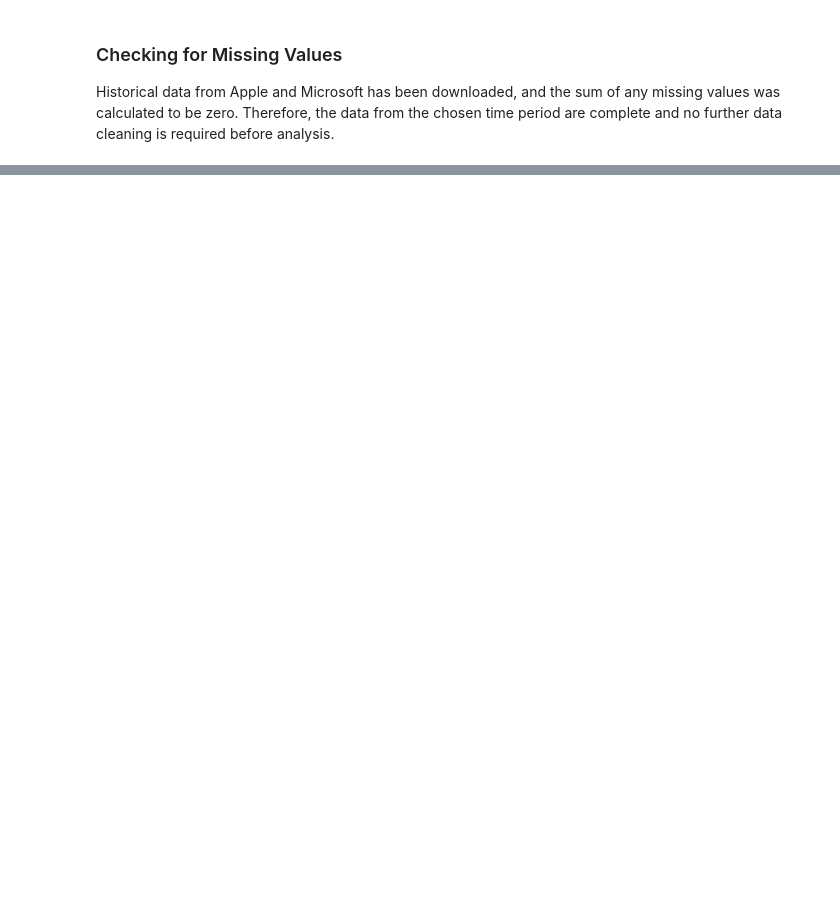
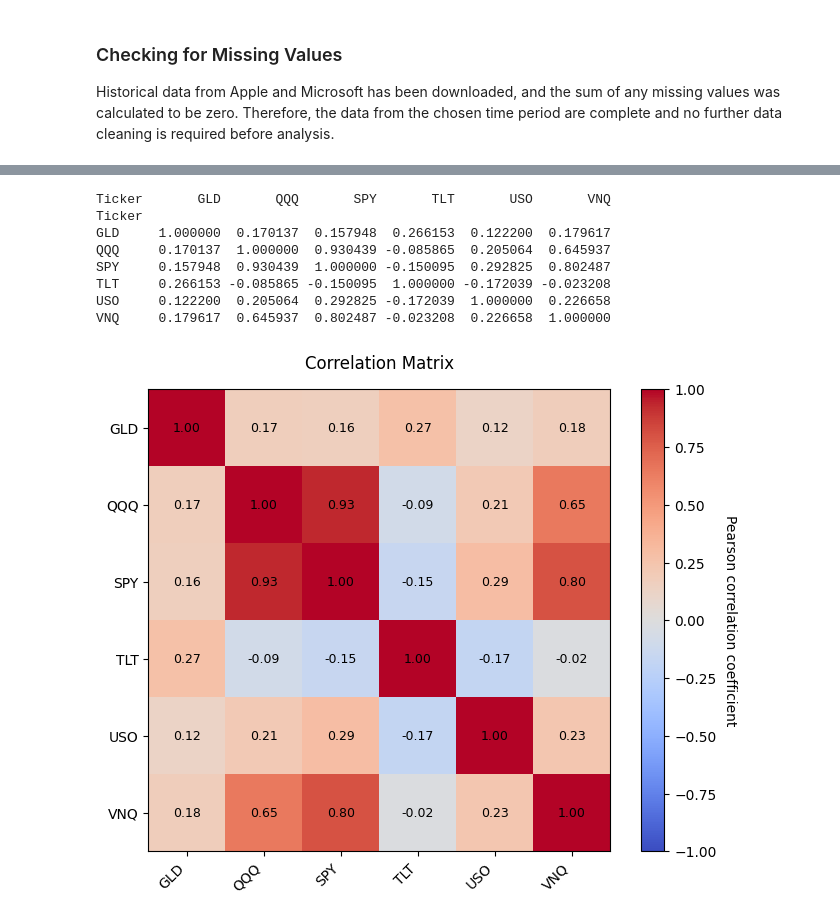
Before and after one commit to saskiahill64/Portfolio-Risk-Analysis, a Jupyter notebook: notebooks/01_data_exploration.ipynb, the cells around one changed output, grey strips where cells are left out. Cells and saved outputs as stored; diff of their text form; code cells hidden in the pictures; blank space fills up the shorter version.

```diff
--- a/notebooks/01_data_exploration.ipynb
+++ b/notebooks/01_data_exploration.ipynb
@@ -223 +251,55 @@ MSFT    1.921144
 dtype: float64
+# %%
+#-----------------------------------------------
+# Correlation Matrix
+#------------------------------------------------
+
+correlation = daily_returns.corr()
+print(correlation)
+
+corr_matrix = daily_returns.corr(method="pearson")
+
+fig, ax = plt.subplots(figsize=(8, 6))
+
+cax = ax.imshow(
+    corr_matrix,
+    cmap="coolwarm",
+    vmin=-1,
+    vmax=1
+    )
+
+cbar = fig.colorbar(cax, ax=ax)
+cbar.set_label("Pearson correlation coefficient", rotation=270, labelpad=15)
+
+labels = corr_matrix.columns
+
+ax.set_xticks(np.arange(len(labels)))
+ax.set_yticks(np.arange(len(labels)))
+
+ax.set_xticklabels(labels, rotation=45, ha="right")
+ax.set_yticklabels(labels)
+
+for i in range(len(labels)):
+    for j in range(len(labels)):
+        ax.text(
+        j, i,
+        f"{corr_matrix.iloc[i, j]:.2f}",
+        ha="center",
+        va="center",
+        fontsize=9,
+        color="black"
+    )
+ax.set_title("Correlation Matrix", pad=15)
+ax.grid(False)
+
+plt.show()
+# %% [output]
+Ticker       GLD       QQQ       SPY       TLT       USO       VNQ
+Ticker
+GLD     1.000000  0.170137  0.157948  0.266153  0.122200  0.179617
+QQQ     0.170137  1.000000  0.930439 -0.085865  0.205064  0.645937
+SPY     0.157948  0.930439  1.000000 -0.150095  0.292825  0.802487
+TLT     0.266153 -0.085865 -0.150095  1.000000 -0.172039 -0.023208
+USO     0.122200  0.205064  0.292825 -0.172039  1.000000  0.226658
+VNQ     0.179617  0.645937  0.802487 -0.023208  0.226658  1.000000
+[figure, added]
```
Also changed, not shown: parts of 9 cells of this notebook.
